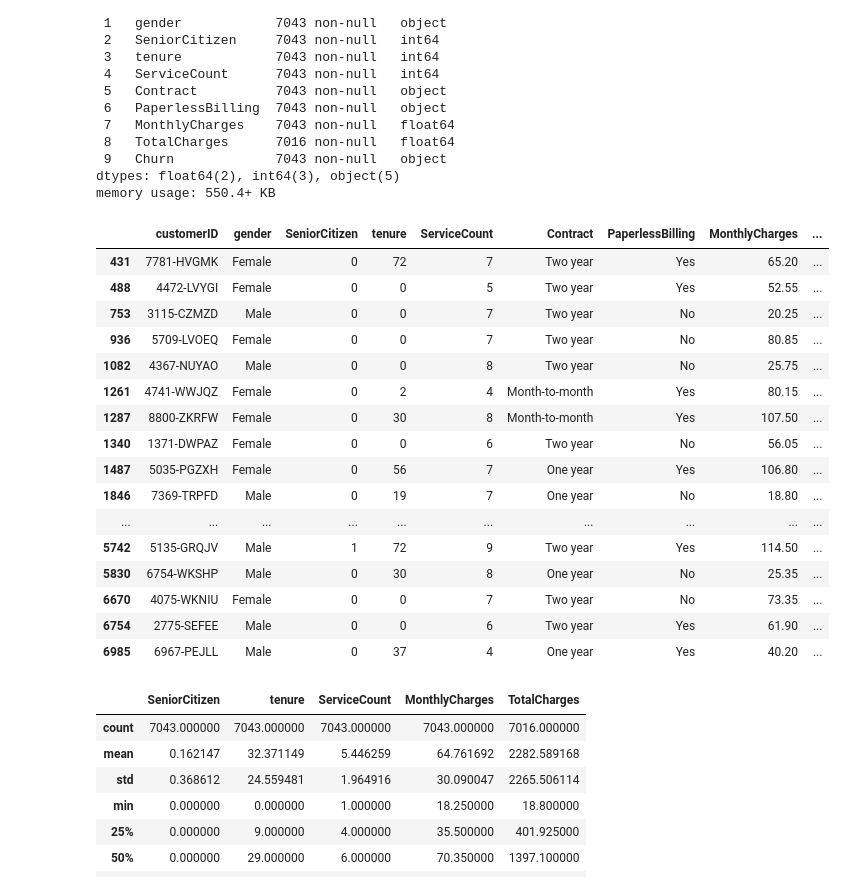
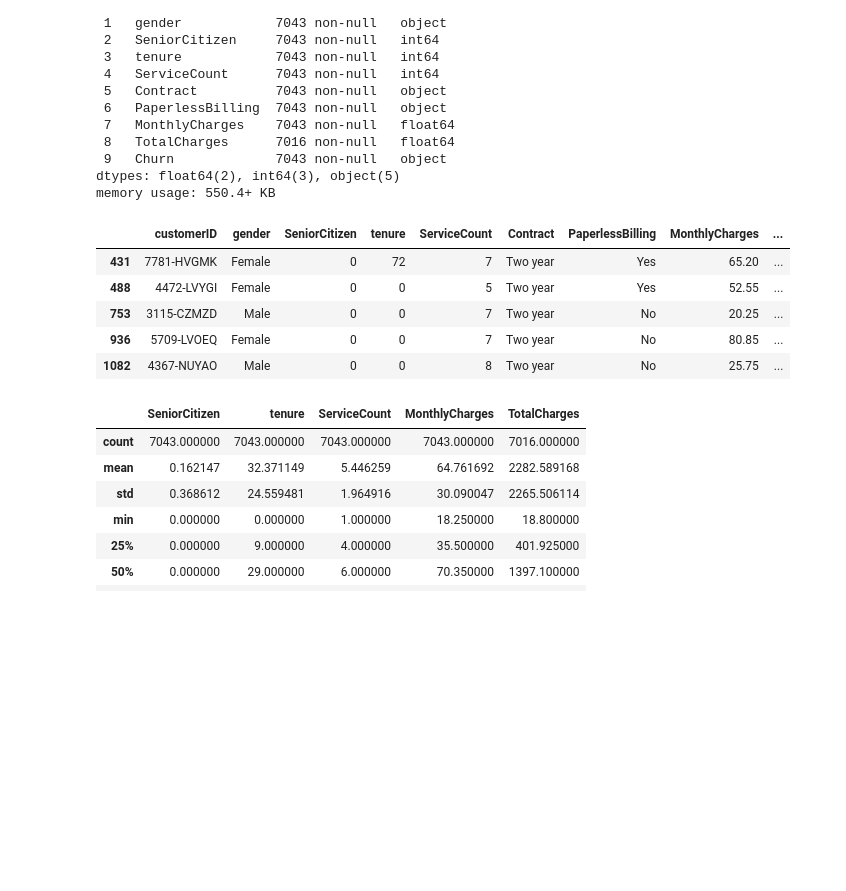
Before and after one commit to aphisit-ths/MACHINE-LEARNING-COURSE2022, a Jupyter notebook: ACTTIVITY#2/Feature Selection.ipynb, the cells around one changed output. Drawn from its saved outputs; the diff is of its cells as text; code cells hidden in the pictures; blank space fills up the shorter version.

```diff
--- a/ACTTIVITY#2/Feature Selection.ipynb
+++ b/ACTTIVITY#2/Feature Selection.ipynb
@@ -69,25 +69,14 @@ memory usage: 550.4+ KB
 # %%
 null_data = df[df.isnull().any(axis=1)]
 # %%
-null_data
+null_data.head()
 # %% [output]
 |  | customerID | gender | SeniorCitizen | tenure | ServiceCount | Contract | PaperlessBilling | MonthlyCharges | ... |
 | 431 | 7781-HVGMK | Female | 0 | 72 | 7 | Two year | Yes | 65.20 | ... |
 | 488 | 4472-LVYGI | Female | 0 | 0 | 5 | Two year | Yes | 52.55 | ... |
 | 753 | 3115-CZMZD | Male | 0 | 0 | 7 | Two year | No | 20.25 | ... |
 | 936 | 5709-LVOEQ | Female | 0 | 0 | 7 | Two year | No | 80.85 | ... |
 | 1082 | 4367-NUYAO | Male | 0 | 0 | 8 | Two year | No | 25.75 | ... |
-| 1261 | 4741-WWJQZ | Female | 0 | 2 | 4 | Month-to-month | Yes | 80.15 | ... |
-| 1287 | 8800-ZKRFW | Female | 0 | 30 | 8 | Month-to-month | Yes | 107.50 | ... |
-| 1340 | 1371-DWPAZ | Female | 0 | 0 | 6 | Two year | No | 56.05 | ... |
-| 1487 | 5035-PGZXH | Female | 0 | 56 | 7 | One year | Yes | 106.80 | ... |
-| 1846 | 7369-TRPFD | Male | 0 | 19 | 7 | One year | No | 18.80 | ... |
-| ... | ... | ... | ... | ... | ... | ... | ... | ... | ... |
-| 5742 | 5135-GRQJV | Male | 1 | 72 | 9 | Two year | Yes | 114.50 | ... |
-| 5830 | 6754-WKSHP | Male | 0 | 30 | 8 | One year | No | 25.35 | ... |
-| 6670 | 4075-WKNIU | Female | 0 | 0 | 7 | Two year | No | 73.35 | ... |
-| 6754 | 2775-SEFEE | Male | 0 | 0 | 6 | Two year | Yes | 61.90 | ... |
-| 6985 | 6967-PEJLL | Male | 0 | 37 | 4 | One year | Yes | 40.20 | ... |
 # %%
 df.describe()
 # %% [output]
```
Also changed, not shown: parts of 6 cells of this notebook.
